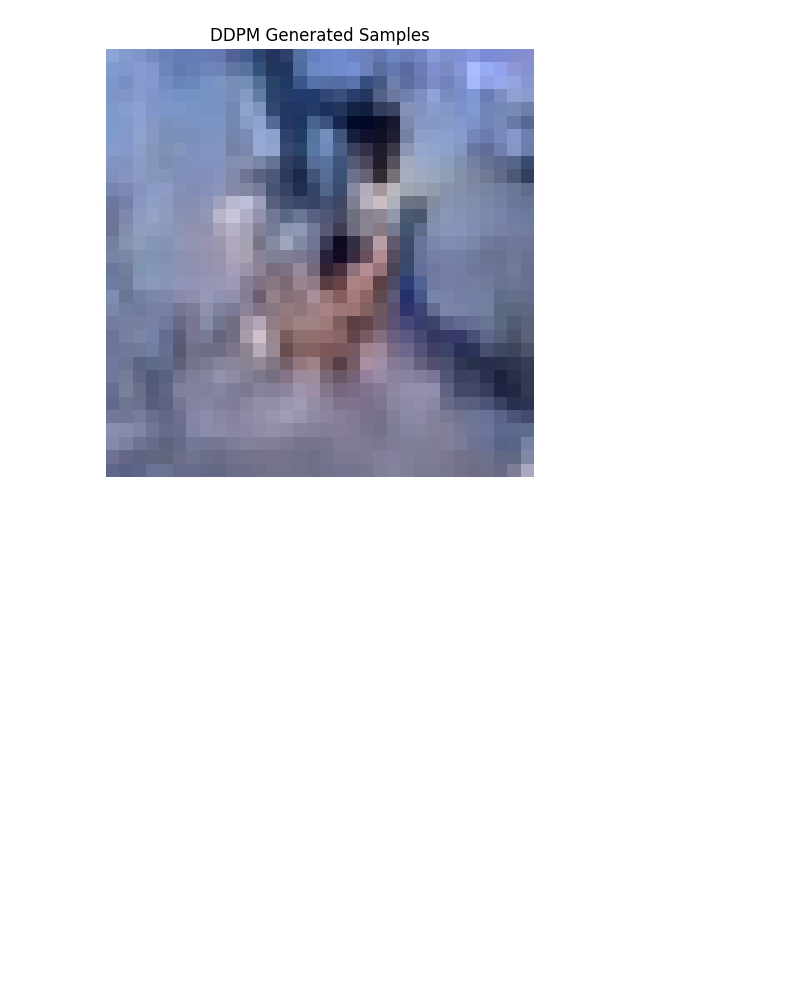
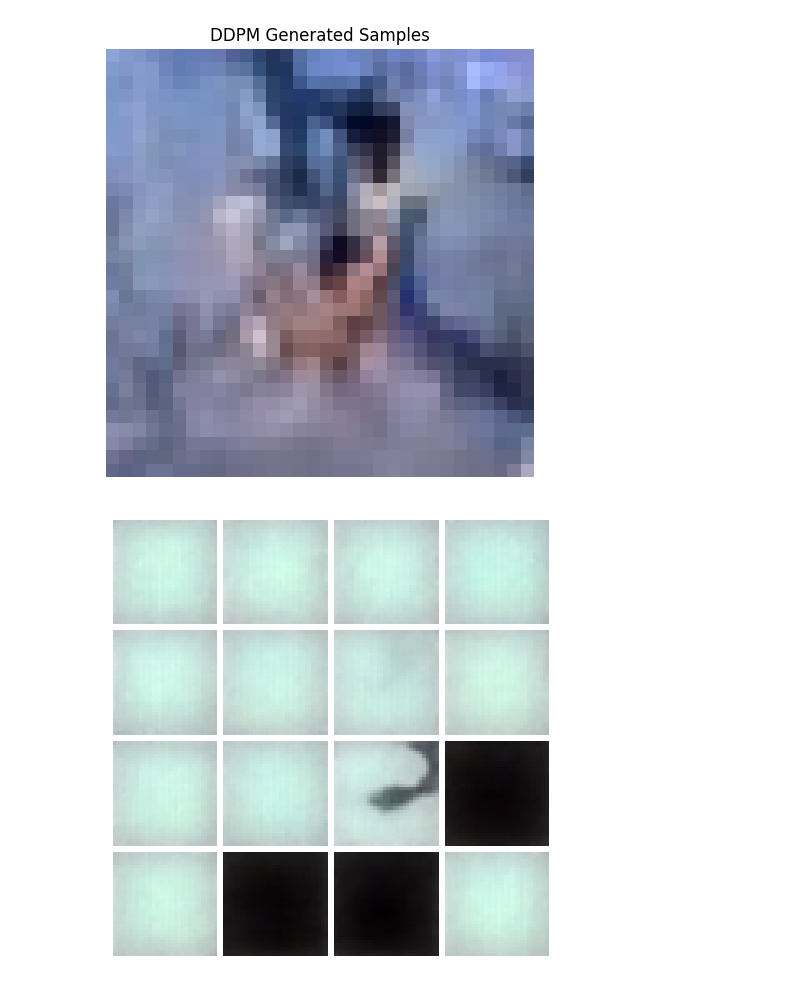
Before and after one commit to DhruvSrikanth/DenoisingDiffusionProbabilisticModels, a Jupyter notebook: test.ipynb, the cells around one changed output. Saved outputs shown, nothing was run; the diff lists cells and outputs as text; code cells hidden in the pictures; blank space fills up the shorter version.

```diff
--- a/test.ipynb
+++ b/test.ipynb
@@ -16,7 +16,7 @@ batch_size = n_images**2
 device = "cpu"
 epoch = 50
 # %%
-scheduler = src.SigmoidScheduler(beta_start=beta_start, beta_end=beta_end, timesteps=timesteps)
+scheduler = src.CosineScheduler(beta_start=beta_start, beta_end=beta_end, timesteps=timesteps)
 # %%
 reverse_transform = Compose([
      Lambda(lambda t: (t + 1) / 2),
@@ -42,3 +42,15 @@ create_gif(samples=samples, image_size=image_size, num_channels=num_channels, ti
 # %% [output]
 MovieWriter ffmpeg unavailable; using Pillow instead.
 [figure]
+# %%
+import matplotlib.pyplot as plt
+from torchvision.utils import make_grid
+fig = plt.figure()
+n_square_images = torch.tensor(samples[-1][:batch_size].reshape(batch_size, num_channels, image_size, image_size))
+image_grid = make_grid(n_square_images, nrow=n_images, padding=2, pad_value=1, normalize=True)
+img_grid = plt.imshow(image_grid.permute(1, 2, 0), animated=True)
+plt.axis("off")
+plt.tight_layout()
+fig.savefig("ddpm_generated_samples_cosine.png")
+# %% [output]
+[figure, added]
```
Also changed, not shown: 10 other files.
